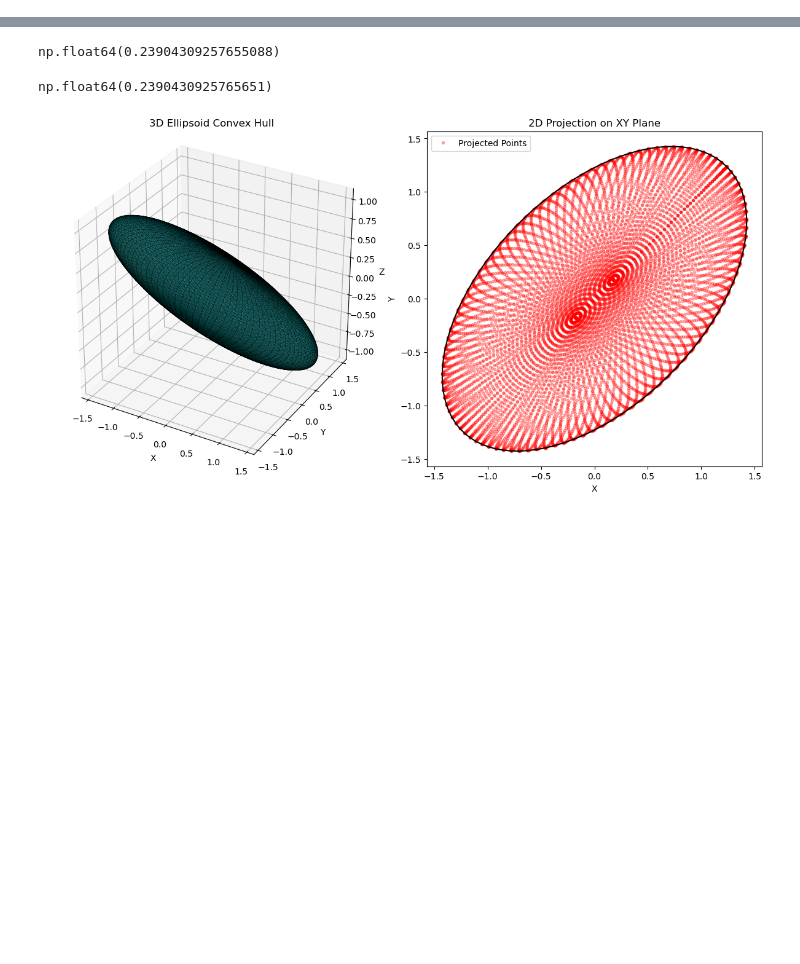
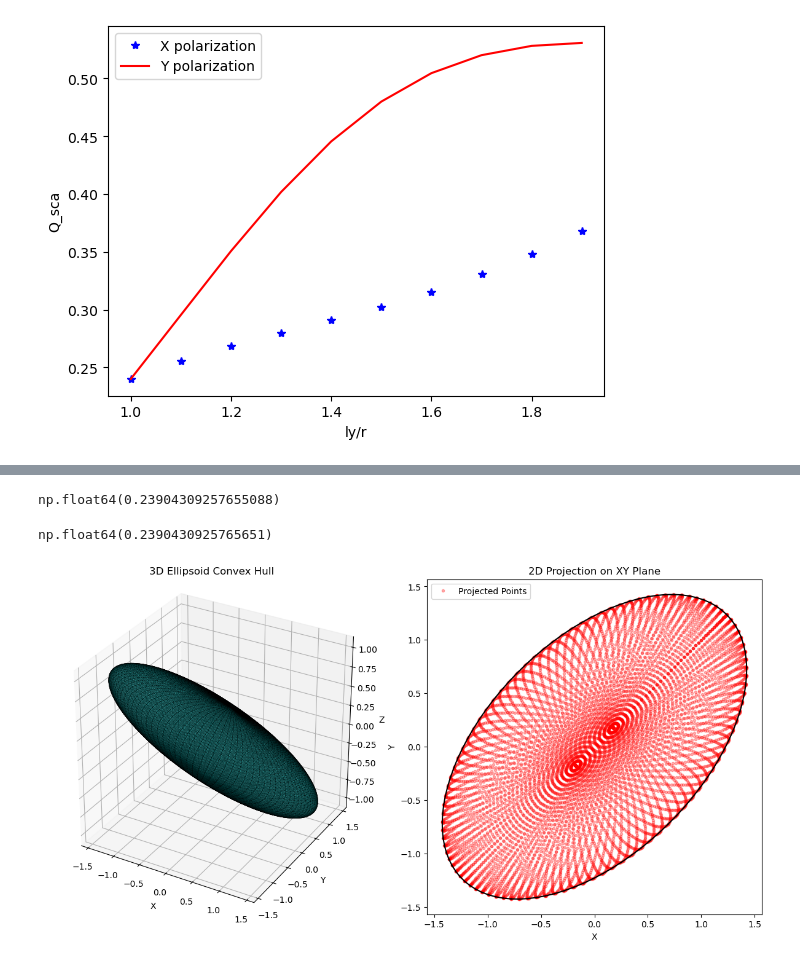
Before and after one commit to Optical-Theory-Group/random-matrix, a Jupyter notebook: T_mat sphere check.ipynb, the cells around one changed output, grey strips where cells are left out. Drawn from its saved outputs; the diff is of its cells as text; code cells hidden in the pictures; blank space fills up the shorter version.

```diff
--- a/T_mat sphere check.ipynb
+++ b/T_mat sphere check.ipynb
@@ -20,0 +250,33 @@ Number of modes: 8
+# %%
+def ellipse_hull(lx,ly,lz):
+    """
+    Generate a rotated ellipsoid, compute its convex hull,
+    and plot both the 3D shape and its 2D XY projection.
+
+    Parameters
+    ----------
+    a, b, c : float
+        Semi-axes of the ellipsoid along x, y, z.
+    R : np.ndarray
+        3x3 rotation matrix defining the ellipsoid orientation.
+    n_points : int
+        Number of samples .
+    """
+    n_samples= 100
+    # ---- 1. Generate ellipsoid surface points
+    u = np.linspace(0, 2*np.pi, n_samples)
+    v = np.linspace(0, np.pi, n_samples)
+    u, v = np.meshgrid(u, v)
+
+    x = lx * np.cos(u) * np.sin(v)
+    y = ly * np.sin(u) * np.sin(v)
+    z = lz * np.cos(v)
+
+    # Stack and rotate
+    points = np.vstack((x.flatten(), y.flatten(), z.flatten()))
+    rotated_points =  points  # shape (3, N)
+
+    # ---- 2. 3D Convex hull
+    hull_3d = ConvexHull(rotated_points.T)
+
+    return hull_3d
@@ -20,0 +322,9 @@ Number of modes: 8
+# %%
+plt.plot(size,result_x,'b*',label='X polarization')
+plt.plot(size,result_y,'r-',label='Y polarization')
+plt.legend()
+plt.xlabel('ly/r')
+plt.ylabel('Q_sca')
+plt.savefig('y_stretch.png',dpi=300)
+# %% [output]
+[figure, added]
```
Also changed, not shown: parts of 26 cells of this notebook, 1 other file.
